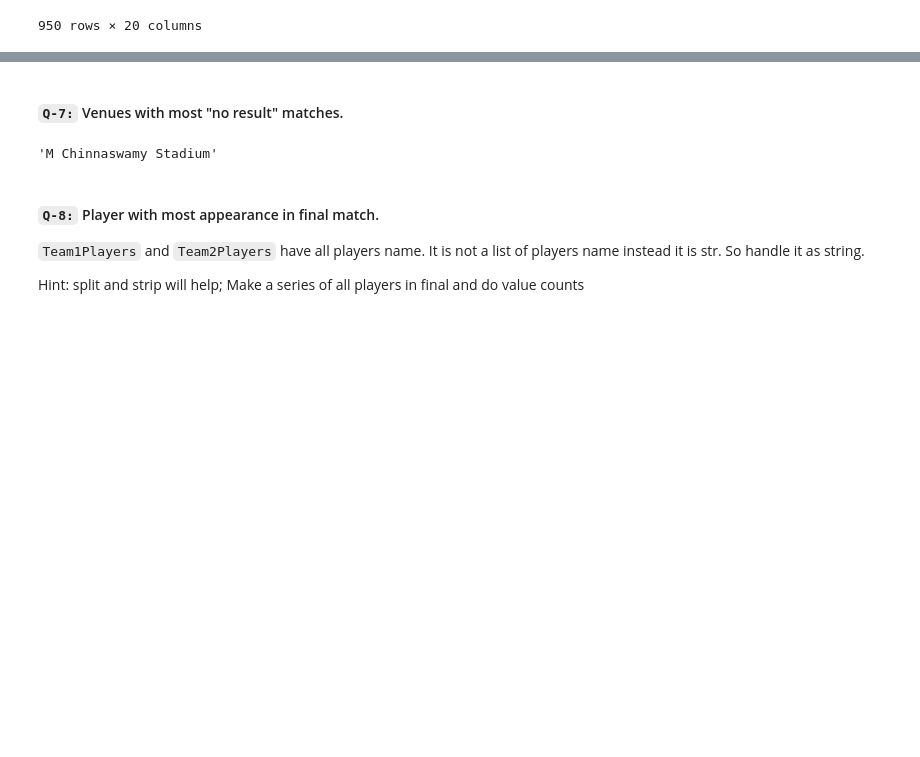
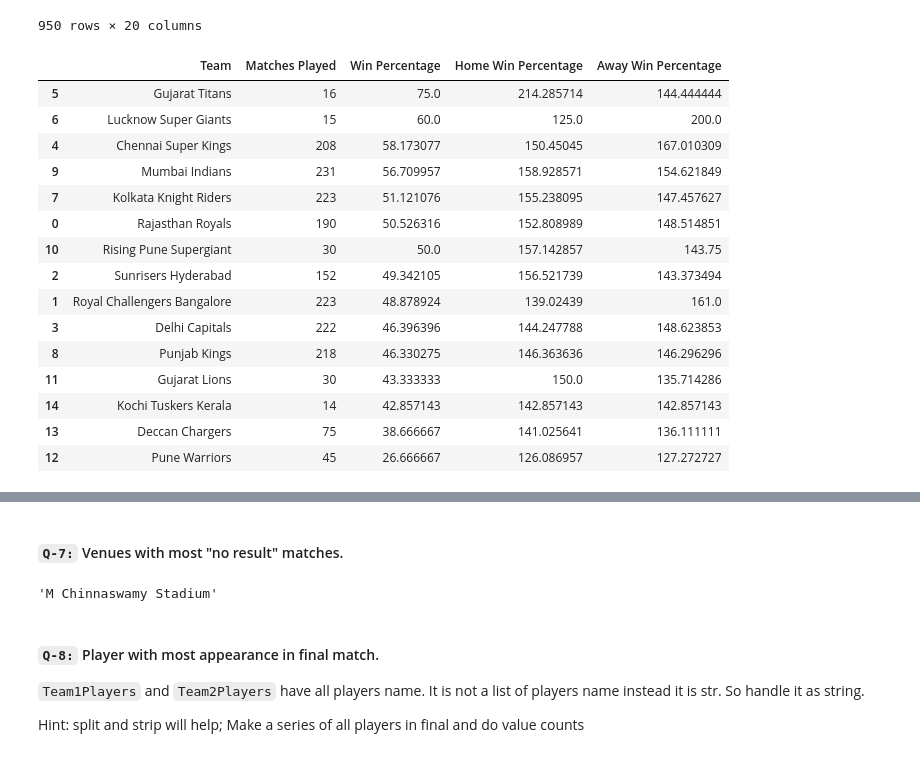
Before and after one commit to Sonalikasingh17/Python_Revision, a Jupyter notebook: Task_18.ipynb, the cells around one changed output, grey strips where cells are left out. Drawn from its saved outputs; the diff is of its cells as text; code cells hidden in the pictures; blank space fills up the shorter version.

```diff
--- a/Task_18.ipynb
+++ b/Task_18.ipynb
@@ -324,17 +324,17 @@ Rising Pune Supergiants -> Rising Pune Supergiant
 Note: Team1 represents Home team. Exclude not result matches.
 # %%
 # code here
+
 ipl_matches = "https://docs.google.com/spreadsheets/d/e/2PACX-1vRy2DUdUbaKx_Co9F0FSnIlyS-8kp4aKv_I0-qzNeghiZHAI_hw94gKG22XTxNJHMFnFVKsO4xWOdIs/pub?gid=1655759976&single=true&output=csv"
 
-df = pd.read_csv(ipl_matches)
+matches = pd.read_csv(ipl_matches)
 
 changed_name = {'Delhi Daredevils':'Delhi Capitals',
                 'Kings XI Punjab':'Punjab Kings',
                 'Rising Pune Supergiants':'Rising Pune Supergiant'}
 
-df.replace(changed_name.keys(), changed_name.values(),inplace=True )
-
-df
+matches.replace(changed_name.keys(), changed_name.values(),inplace=True )
+matches
 # %% [output]
 |  | ID | City | Date | Season | MatchNumber | Team1 | Team2 | Venue | TossWinner | TossDecision | ... |
 | 0 | 1312200 | Ahmedabad | 2022-05-29 | 2022 | Final | Rajasthan Royals | Gujarat Titans | Narendra Modi Stadium, Ahmedabad | Rajasthan Royals | bat | ... |
@@ -349,3 +349,39 @@ df
 | 948 | 335983 | Chandigarh | 2008-04-19 | 2007/08 | 2 | Punjab Kings | Chennai Super Kings | Punjab Cricket Association Stadiu... | Chennai Super Kings | bat | ... |
 | 949 | 335982 | Bangalore | 2008-04-18 | 2007/08 | 1 | Royal Challengers Bangalore | Kolkata Knight Riders | M Chinnaswamy Stadium | Royal Challengers Bangalore | field | ... |
 950 rows × 20 columns
+# %%
+df = matches[~matches.WinningTeam.isna()]
+
+new_df = pd.DataFrame()
+
+teams = df.Team1.unique()
+data = []
+
+for team in teams:
+    played = df[(df.Team1 == team) | (df.Team2 == team)].shape[0]
+    wins = df[df.WinningTeam == team].shape[0]
+    home_win = df[(df.WinningTeam == team) | (df.Team1 == team)].shape[0] / df[df.Team1 == team].shape[0] * 100
+    away_win = df[(df.WinningTeam == team) | (df.Team2 == team)].shape[0] / df[df.Team2 == team].shape[0] * 100
+    data.append([team, played, wins/played*100, home_win, away_win])
+
+new_df[["Team", "Matches Played", "Win Percentage", "Home Win Percentage", "Away Win Percentage"]] = data
+new_df.sort_values("Win Percentage", inplace=True, ascending=False)
+
+new_df
+# %% [output]
+|  | Team | Matches Played | Win Percentage | Home Win Percentage | Away Win Percentage |
+| 5 | Gujarat Titans | 16 | 75.0 | 214.285714 | 144.444444 |
+| 6 | Lucknow Super Giants | 15 | 60.0 | 125.0 | 200.0 |
+| 4 | Chennai Super Kings | 208 | 58.173077 | 150.45045 | 167.010309 |
+| 9 | Mumbai Indians | 231 | 56.709957 | 158.928571 | 154.621849 |
+| 7 | Kolkata Knight Riders | 223 | 51.121076 | 155.238095 | 147.457627 |
+| 0 | Rajasthan Royals | 190 | 50.526316 | 152.808989 | 148.514851 |
+| 10 | Rising Pune Supergiant | 30 | 50.0 | 157.142857 | 143.75 |
+| 2 | Sunrisers Hyderabad | 152 | 49.342105 | 156.521739 | 143.373494 |
+| 1 | Royal Challengers Bangalore | 223 | 48.878924 | 139.02439 | 161.0 |
+| 3 | Delhi Capitals | 222 | 46.396396 | 144.247788 | 148.623853 |
+| 8 | Punjab Kings | 218 | 46.330275 | 146.363636 | 146.296296 |
+| 11 | Gujarat Lions | 30 | 43.333333 | 150.0 | 135.714286 |
+| 14 | Kochi Tuskers Kerala | 14 | 42.857143 | 142.857143 | 142.857143 |
+| 13 | Deccan Chargers | 75 | 38.666667 | 141.025641 | 136.111111 |
+| 12 | Pune Warriors | 45 | 26.666667 | 126.086957 | 127.272727 |
```
Also changed, not shown: parts of 12 cells of this notebook.
